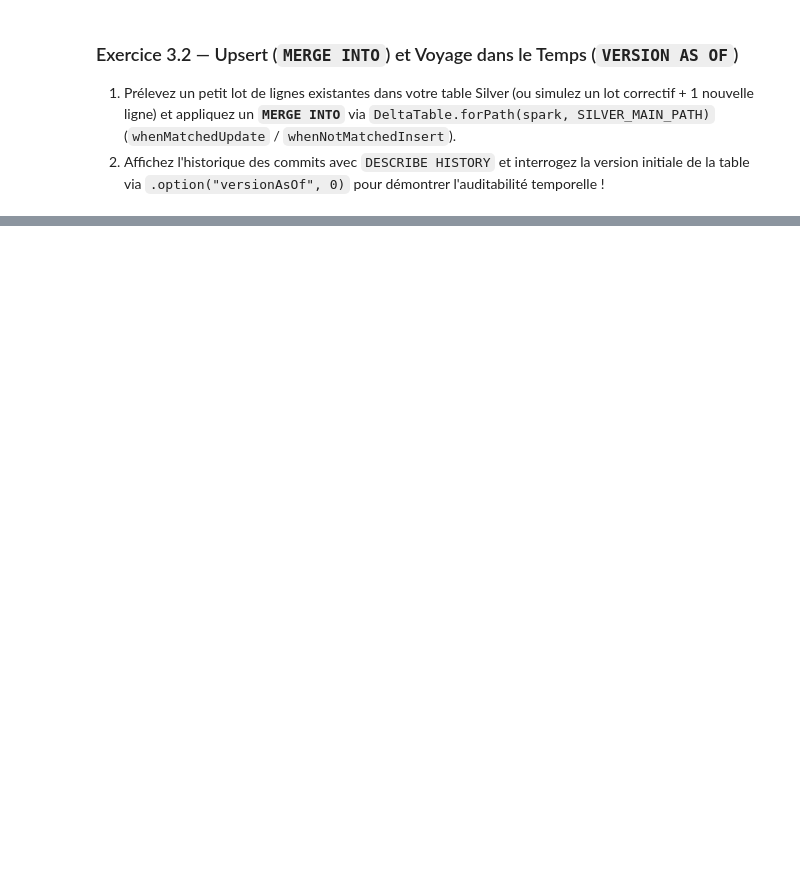
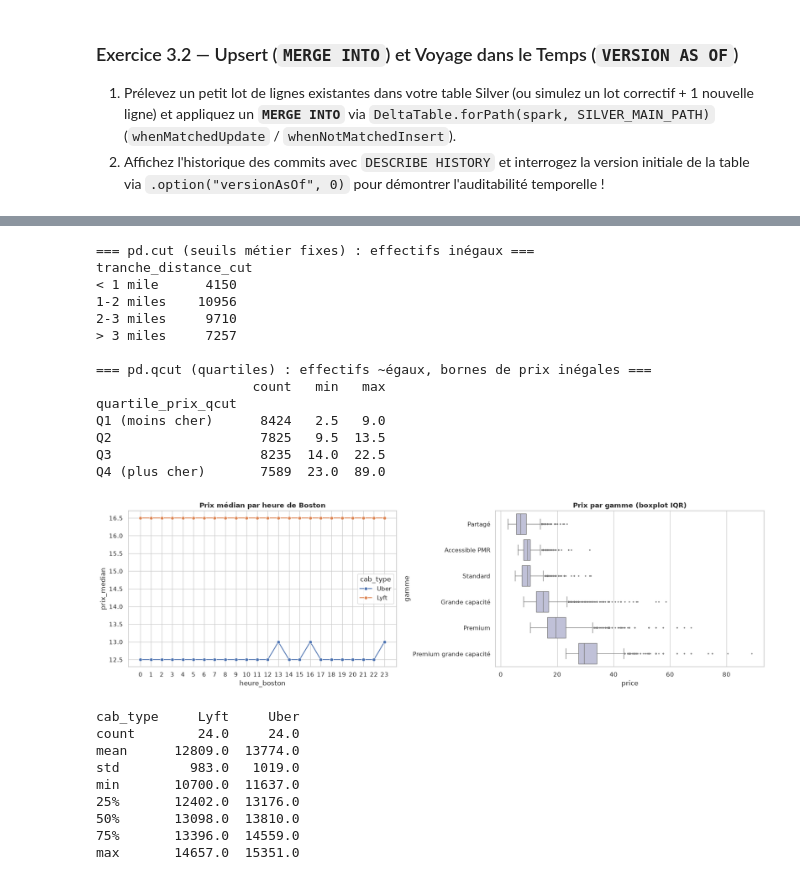
Before and after one commit to RizleneBERRAG/hadoop-kaggle, a Jupyter notebook: notebooks/J2_Spark_Delta_Silver.ipynb, the cells around one changed output, grey strips where cells are left out. Drawn from its saved outputs; the diff is of its cells as text; code cells hidden in the pictures; blank space fills up the shorter version.

```diff
--- a/notebooks/J2_Spark_Delta_Silver.ipynb
+++ b/notebooks/J2_Spark_Delta_Silver.ipynb
@@ -108,0 +538,50 @@ assert history_df.count() >= 2, "TODO : Exécutez au moins une opération MERGE/
+# %%
+# 1. Prix médian et volume par heure de Boston et par compagnie (tri chronologique)
+horaire_pd = (silver_eda.groupBy("heure_boston", "cab_type")
+              .agg(F.count("*").alias("courses"), F.percentile_approx("price", 0.5).alias("prix_median"),
+                   F.round(100 * F.avg("is_surge"), 2).alias("pct_majorees"))
+              .orderBy("heure_boston").toPandas())
+
+# 2. Discrétisation sur un échantillon
+ech = silver_eda.select("distance", "price", "gamme").sample(fraction=0.05, seed=42).toPandas()
+ech["tranche_distance_cut"] = pd.cut(ech["distance"], bins=[0, 1, 2, 3, 8],
+                                     labels=["< 1 mile", "1-2 miles", "2-3 miles", "> 3 miles"], include_lowest=True)
+ech["quartile_prix_qcut"] = pd.qcut(ech["price"], q=4, labels=["Q1 (moins cher)", "Q2", "Q3", "Q4 (plus cher)"], duplicates="drop")
+print("=== pd.cut (seuils métier fixes) : effectifs inégaux ===")
+print(ech["tranche_distance_cut"].value_counts().sort_index().to_string())
+print("\n=== pd.qcut (quartiles) : effectifs ~égaux, bornes de prix inégales ===")
+print(ech.groupby("quartile_prix_qcut", observed=True)["price"].agg(["count", "min", "max"]).to_string())
+
+fig, ax = plt.subplots(1, 2, figsize=(17, 5))
+sns.lineplot(data=horaire_pd, x="heure_boston", y="prix_median", hue="cab_type", marker="o", ax=ax[0])
+ax[0].set_xticks(range(0, 24)); ax[0].set_title("Prix médian par heure de Boston", fontweight="bold")
+ordre = ech.groupby("gamme")["price"].median().sort_values().index
+sns.boxplot(data=ech, x="price", y="gamme", order=ordre, ax=ax[1], color="#bcbddc", fliersize=1.5)
+ax[1].set_title("Prix par gamme (boxplot IQR)", fontweight="bold")
+plt.tight_layout(); plt.show()
+print(horaire_pd.pivot(index="heure_boston", columns="cab_type", values="courses").describe().round(0).to_string())
+# %% [output]
+=== pd.cut (seuils métier fixes) : effectifs inégaux ===
+tranche_distance_cut
+< 1 mile      4150
+1-2 miles    10956
+2-3 miles     9710
+> 3 miles     7257
+
+=== pd.qcut (quartiles) : effectifs ~égaux, bornes de prix inégales ===
+                    count   min   max
+quartile_prix_qcut
+Q1 (moins cher)      8424   2.5   9.0
+Q2                   7825   9.5  13.5
+Q3                   8235  14.0  22.5
+Q4 (plus cher)       7589  23.0  89.0
+[figure, added]
+cab_type     Lyft     Uber
+count        24.0     24.0
+mean      12809.0  13774.0
+std         983.0   1019.0
+min       10700.0  11637.0
+25%       12402.0  13176.0
+50%       13098.0  13810.0
+75%       13396.0  14559.0
+max       14657.0  15351.0
```
Also changed, not shown: parts of 18 cells of this notebook, 4 other files.
